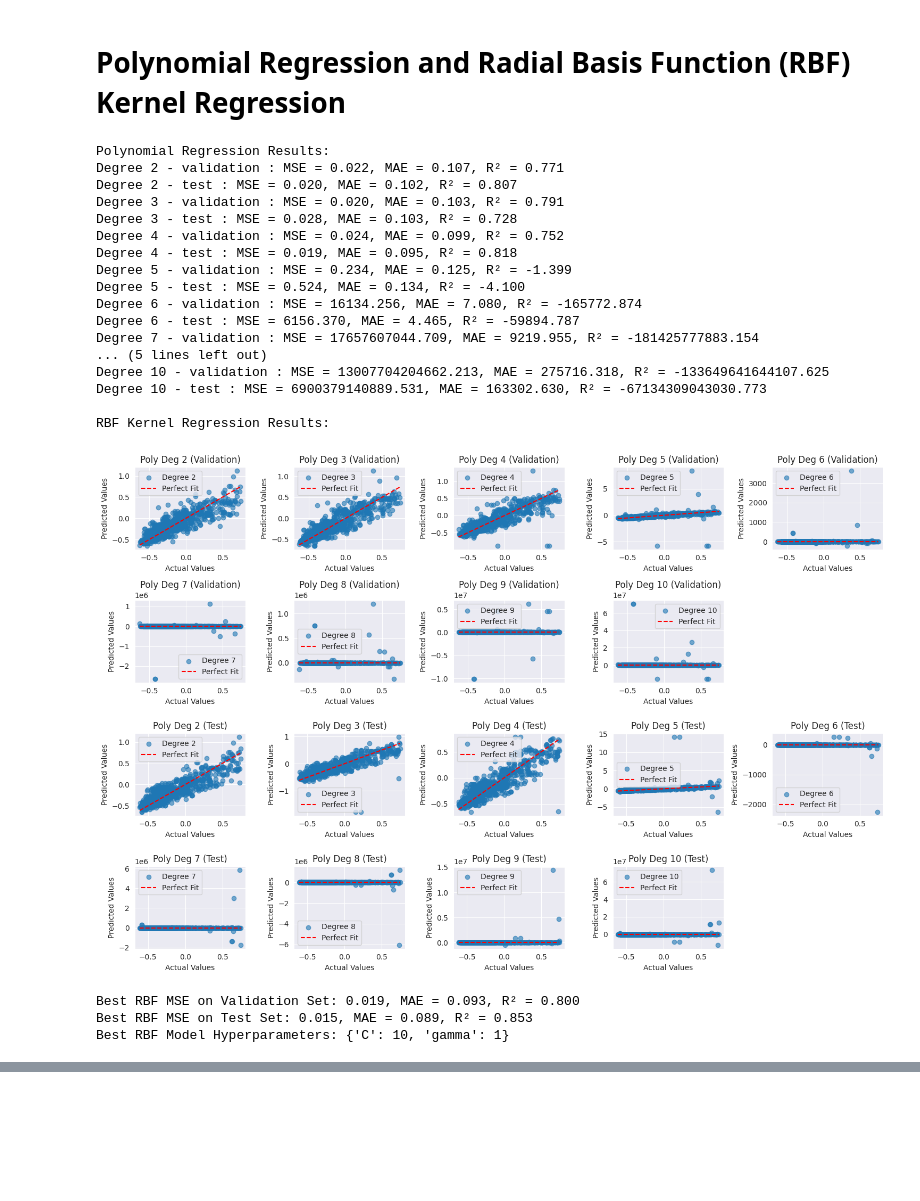
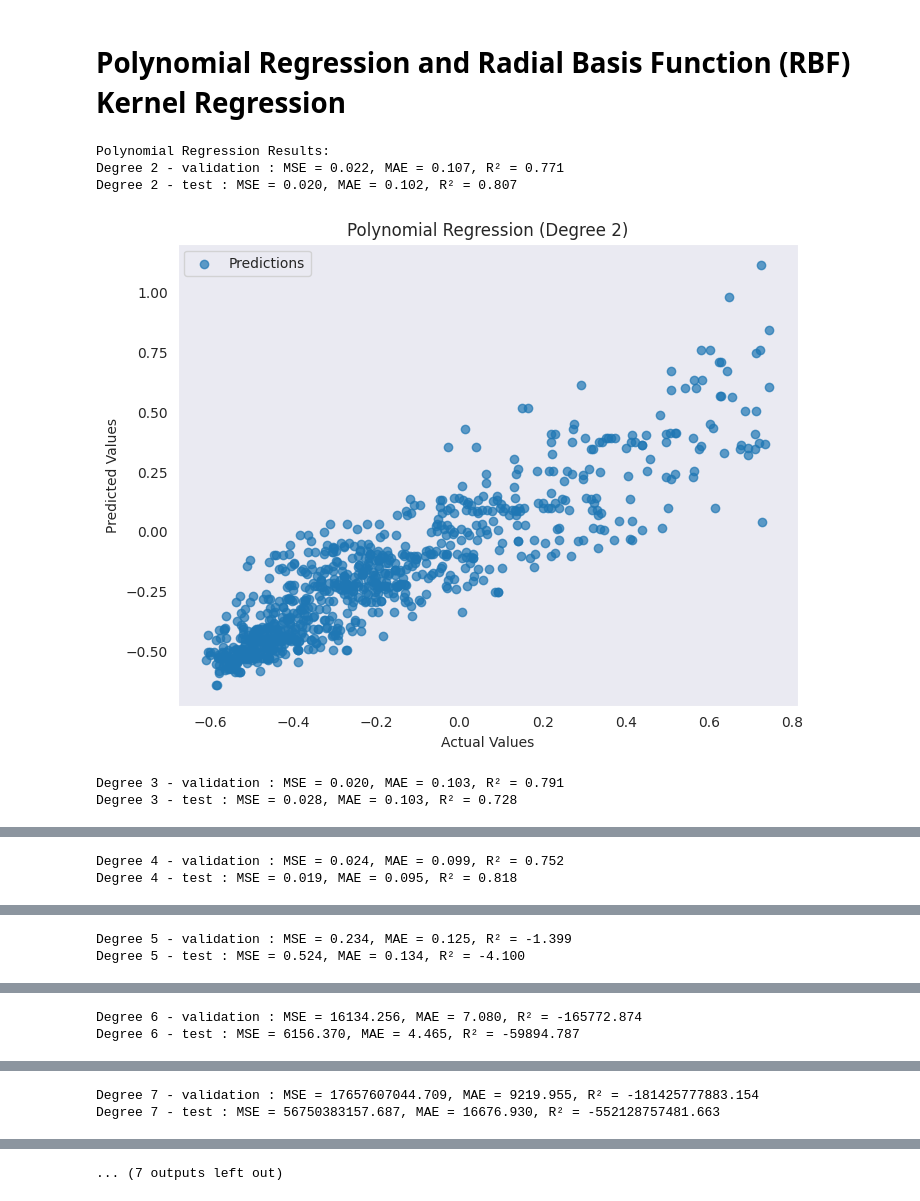
Before and after one commit to qossayrida/MachineLearning-DataScience, a Jupyter notebook: Assignment2/RegressionAnalysisAndModelSelection/regression_models.ipynb, the cells around one changed output, grey strips where cells are left out. Saved outputs shown, nothing was run; the diff lists cells and outputs as text; code cells hidden in the pictures; blank space fills up the shorter version.

Commit message:
Draw figure to show results ⌨

```diff
--- a/Assignment2/RegressionAnalysisAndModelSelection/regression_models.ipynb
+++ b/Assignment2/RegressionAnalysisAndModelSelection/regression_models.ipynb
@@ -260,15 +260,11 @@ from sklearn.preprocessing import PolynomialFeatures
 from sklearn.linear_model import LinearRegression
 from sklearn.svm import SVR
 
-# Prepare plots for Polynomial Regression
-plt.figure(figsize=(15, 10))
-# Polynomial Regression plots for validation and test data
-degrees = range(2, 11)
 #######################################
 ###  Polynomial Regression Results  ###
 #######################################
 print("Polynomial Regression Results:")
-for i, degree in enumerate(degrees, start=1): # Degrees from 2 to 10 inclusive
+for degree in range(2, 11): # Degrees from 2 to 10 inclusive
     # Transform input features to polynomial features
     poly = PolynomialFeatures(degree)
     X_train_poly = poly.fit_transform(X_train_scaled)
@@ -292,33 +288,21 @@ for i, degree in enumerate(degrees, start=1): # Degrees from 2 to 10 inclusive
     print(f"Degree {degree} - validation : MSE = {mse_poly:.3f}, MAE = {mae_poly:.3f}, R² = {r2_poly:.3f}")
     print(f"Degree {degree} - test : MSE = {mse_poly_test:.3f}, MAE = {mae_poly_test:.3f}, R² = {r2_poly_test:.3f}")
 
-    # Plot validation results
-    plt.subplot(4, 5, i)  # Grid layout for degrees
-    plt.scatter(y_val, y_val_pred_poly, alpha=0.6, label=f'Degree {degree}')
-    plt.plot([y_val.min(), y_val.max()], [y_val.min(), y_val.max()], color='red', linestyle='--', label='Perfect Fit')
-    plt.title(f'Poly Deg {degree} (Validation)')
-    plt.xlabel('Actual Values')
-    plt.ylabel('Predicted Values')
+    # Plotting the predictions vs actual values
+    plt.figure(figsize=(8, 6))
+    plt.scatter(y_test, y_test_pred_poly, alpha=0.7, label="Predictions")
+    plt.title(f"Polynomial Regression (Degree {degree})")
+    plt.xlabel("Actual Values")
+    plt.ylabel("Predicted Values")
     plt.legend()
+    plt.grid()
+    plt.show()
 
-    # Plot test results
-    plt.subplot(4, 5, i + 10)  # Offset for test data
-    plt.scatter(y_test, y_test_pred_poly, alpha=0.6, label=f'Degree {degree}')
-    plt.plot([y_test.min(), y_test.max()], [y_test.min(), y_test.max()], color='red', linestyle='--', label='Perfect Fit')
-    plt.title(f'Poly Deg {degree} (Test)')
-    plt.xlabel('Actual Values')
-    plt.ylabel('Predicted Values')
-    plt.legend()
 
 #######################################################
 ###  Radial Basis Function (RBF) Kernel Regression  ###
 #######################################################
 print("\nRBF Kernel Regression Results:")
-
-
-plt.tight_layout()
-plt.show()
-
 
 # Define hyperparameter grid for SVR
 param_grid = {'C': [0.1, 1, 10, 100], 'gamma': [0.01, 0.1, 1, 10]}
@@ -326,48 +310,33 @@ rbf_svr = SVR(kernel='rbf')
 
 # GridSearchCV for hyperparameter tuning
 grid_search = GridSearchCV(rbf_svr, param_grid, cv=5, scoring='neg_mean_squared_error')
 grid_search.fit(X_train_scaled, y_train)
 
 # Best RBF model from grid search
 best_rbf_model = grid_search.best_estimator_
 
 # Predictions on validation set
 y_val_pred_rbf = best_rbf_model.predict(X_val_scaled)
 
 
 y_val_pred_rbf_test = best_rbf_model.predict(X_test_scaled)
 
 # Calculate evaluation metrics for RBF
 mse_rbf = mean_squared_error(y_val, y_val_pred_rbf)
 mae_rbf = mean_absolute_error(y_val, y_val_pred_rbf)
 r2_rbf = r2_score(y_val, y_val_pred_rbf)
 
 mse_rbf_test = mean_squared_error(y_test ,y_val_pred_rbf_test)
 mae_rbf_test = mean_absolute_error(y_test, y_val_pred_rbf_test)
 r2_rbf_test = r2_score(y_test, y_val_pred_rbf_test)
 
 print(f"Best RBF MSE on Validation Set: {mse_rbf:.3f}, MAE = {mae_rbf:.3f}, R² = {r2_rbf:.3f}")
 print(f"Best RBF MSE on Test Set: {mse_rbf_test:.3f}, MAE = {mae_rbf_test:.3f}, R² = {r2_rbf_test:.3f}")
 print("Best RBF Model Hyperparameters:", grid_search.best_params_)
 # %% [output]
 Polynomial Regression Results:
 Degree 2 - validation : MSE = 0.022, MAE = 0.107, R² = 0.771
 Degree 2 - test : MSE = 0.020, MAE = 0.102, R² = 0.807
-Degree 3 - validation : MSE = 0.020, MAE = 0.103, R² = 0.791
-Degree 3 - test : MSE = 0.028, MAE = 0.103, R² = 0.728
-Degree 4 - validation : MSE = 0.024, MAE = 0.099, R² = 0.752
-Degree 4 - test : MSE = 0.019, MAE = 0.095, R² = 0.818
-Degree 5 - validation : MSE = 0.234, MAE = 0.125, R² = -1.399
-Degree 5 - test : MSE = 0.524, MAE = 0.134, R² = -4.100
-Degree 6 - validation : MSE = 16134.256, MAE = 7.080, R² = -165772.874
-Degree 6 - test : MSE = 6156.370, MAE = 4.465, R² = -59894.787
-Degree 7 - validation : MSE = 17657607044.709, MAE = 9219.955, R² = -181425777883.154
-... (5 lines left out)
-Degree 10 - validation : MSE = 13007704204662.213, MAE = 275716.318, R² = -133649641644107.625
-Degree 10 - test : MSE = 6900379140889.531, MAE = 163302.630, R² = -67134309043030.773
-
-RBF Kernel Regression Results:
-[figure, old version]
+[figure, new version]
-Best RBF MSE on Validation Set: 0.019, MAE = 0.093, R² = 0.800
-Best RBF MSE on Test Set: 0.015, MAE = 0.089, R² = 0.853
-Best RBF Model Hyperparameters: {'C': 10, 'gamma': 1}
+Degree 3 - validation : MSE = 0.020, MAE = 0.103, R² = 0.791
+Degree 3 - test : MSE = 0.028, MAE = 0.103, R² = 0.728
@@ -373,0 +344,2 @@ Best RBF Model Hyperparameters: {'C': 10, 'gamma': 1}
+Degree 4 - validation : MSE = 0.024, MAE = 0.099, R² = 0.752
+Degree 4 - test : MSE = 0.019, MAE = 0.095, R² = 0.818
@@ -373,0 +347,2 @@ Best RBF Model Hyperparameters: {'C': 10, 'gamma': 1}
+Degree 5 - validation : MSE = 0.234, MAE = 0.125, R² = -1.399
+Degree 5 - test : MSE = 0.524, MAE = 0.134, R² = -4.100
@@ -373,0 +350,2 @@ Best RBF Model Hyperparameters: {'C': 10, 'gamma': 1}
+Degree 6 - validation : MSE = 16134.256, MAE = 7.080, R² = -165772.874
+Degree 6 - test : MSE = 6156.370, MAE = 4.465, R² = -59894.787
@@ -373,0 +353,2 @@ Best RBF Model Hyperparameters: {'C': 10, 'gamma': 1}
+Degree 7 - validation : MSE = 17657607044.709, MAE = 9219.955, R² = -181425777883.154
+Degree 7 - test : MSE = 56750383157.687, MAE = 16676.930, R² = -552128757481.663
@@ -373,0 +356 @@ Best RBF Model Hyperparameters: {'C': 10, 'gamma': 1}
+... (7 outputs left out)
```
Also changed, not shown: parts of 1 cell of this notebook.
